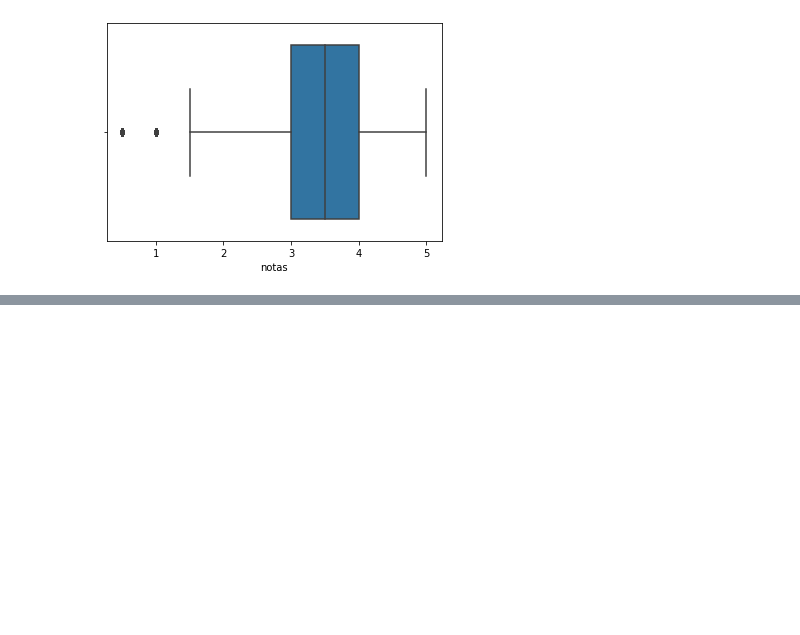
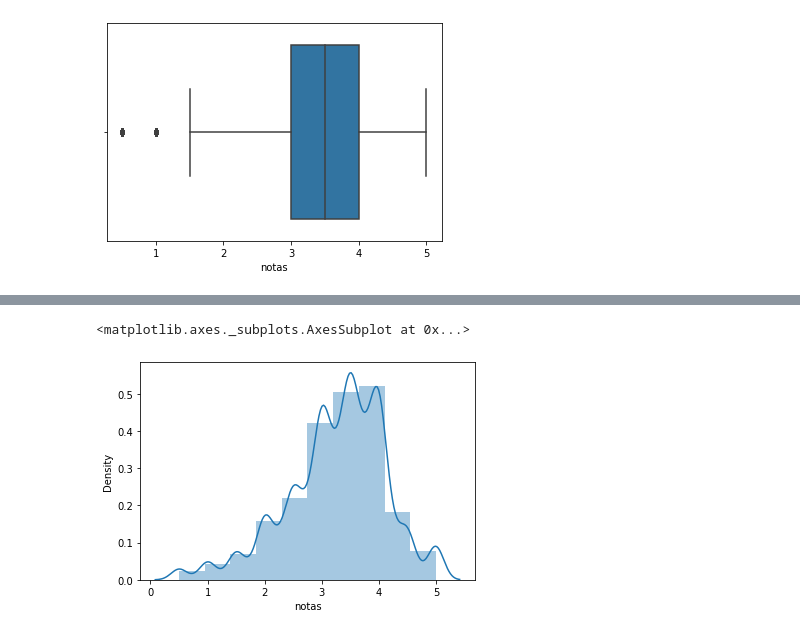
Before and after one commit to annalualves/DataScience-, a Jupyter notebook: IntroduçãoaDataScience.ipynb, the cells around one changed output, grey strips where cells are left out. Cells and saved outputs as stored; diff of their text form; code cells hidden in the pictures; blank space fills up the shorter version.

```diff
--- a/IntroduçãoaDataScience.ipynb
+++ b/IntroduçãoaDataScience.ipynb
@@ -74,0 +196,5 @@ sns.boxplot(notas.notas)
+# %%
+sns.distplot(medias_por_filme, bins = 10)
+# %% [output]
+<matplotlib.axes._subplots.AxesSubplot at 0x...>
+[figure, added]
```
Also changed, not shown: parts of 44 cells of this notebook.
